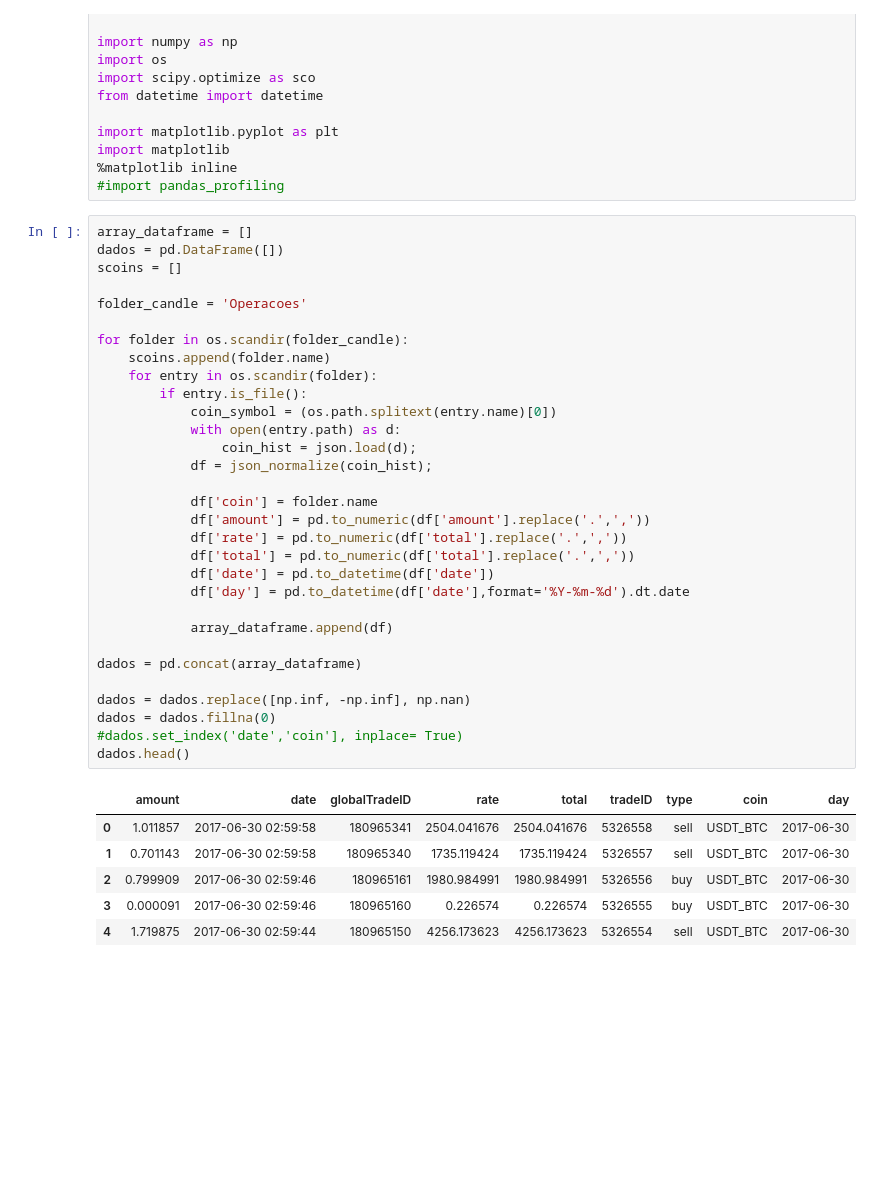
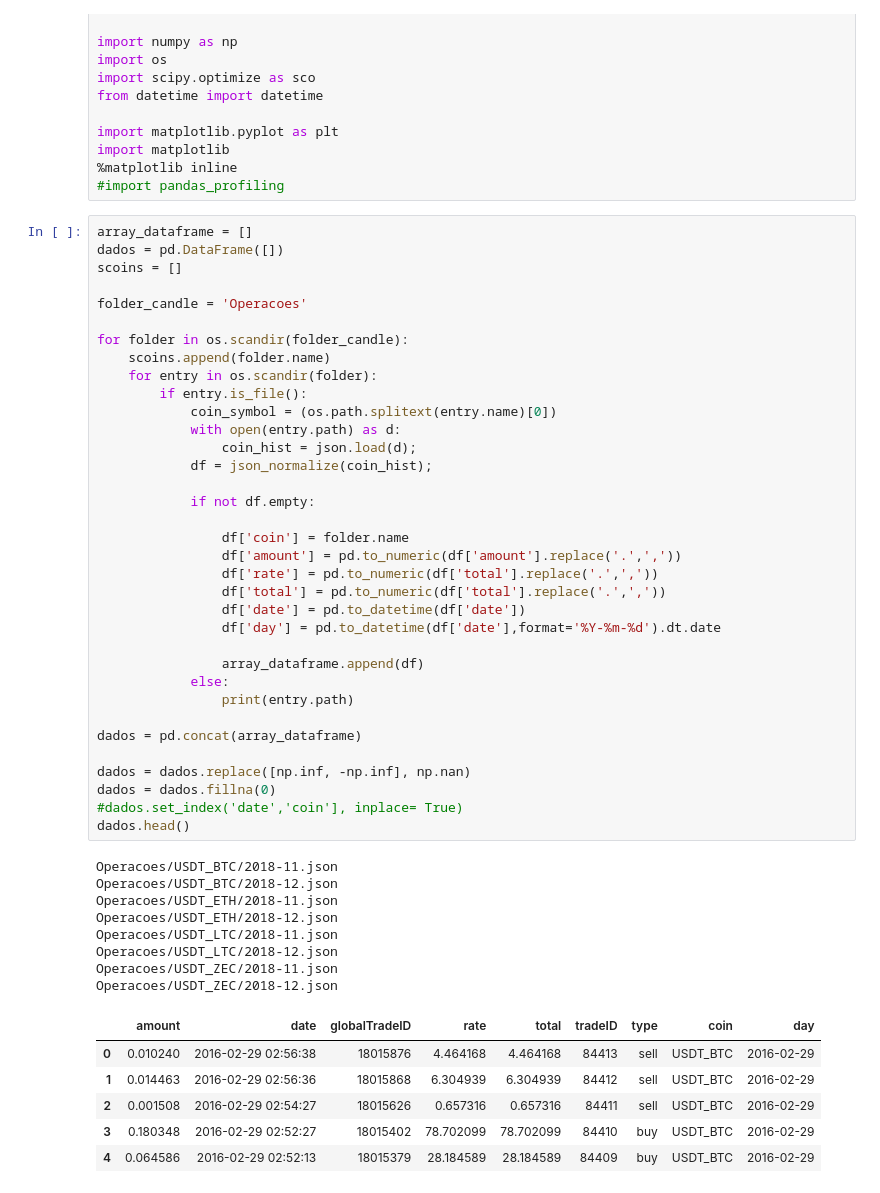
Before and after one commit to nikolasmagno/btc-alt, a Jupyter notebook: NTB-OPERACAO.ipynb, the cells around one changed output. Cells and saved outputs as stored; diff of their text form; blank space fills up the shorter version.

```diff
--- a/NTB-OPERACAO.ipynb
+++ b/NTB-OPERACAO.ipynb
@@ -17,41 +17,53 @@ import matplotlib
 # %%
 array_dataframe = []
 dados = pd.DataFrame([])
 scoins = []
 
 folder_candle = 'Operacoes'
 
 for folder in os.scandir(folder_candle):
     scoins.append(folder.name)
     for entry in os.scandir(folder):
         if entry.is_file():
             coin_symbol = (os.path.splitext(entry.name)[0])
             with open(entry.path) as d:
                 coin_hist = json.load(d);
             df = json_normalize(coin_hist);
 
-            df['coin'] = folder.name
-            df['amount'] = pd.to_numeric(df['amount'].replace('.',','))
-            df['rate'] = pd.to_numeric(df['total'].replace('.',','))
-            df['total'] = pd.to_numeric(df['total'].replace('.',','))
-            df['date'] = pd.to_datetime(df['date'])
-            df['day'] = pd.to_datetime(df['date'],format='%Y-%m-%d').dt.date
+            if not df.empty:
 
-            array_dataframe.append(df)
+                df['coin'] = folder.name
+                df['amount'] = pd.to_numeric(df['amount'].replace('.',','))
+                df['rate'] = pd.to_numeric(df['total'].replace('.',','))
+                df['total'] = pd.to_numeric(df['total'].replace('.',','))
+                df['date'] = pd.to_datetime(df['date'])
+                df['day'] = pd.to_datetime(df['date'],format='%Y-%m-%d').dt.date
+
+                array_dataframe.append(df)
+            else:
+                print(entry.path)
 
 dados = pd.concat(array_dataframe)
 
 dados = dados.replace([np.inf, -np.inf], np.nan)
 dados = dados.fillna(0)
 #dados.set_index('date','coin'], inplace= True)
 dados.head()
 # %% [output]
+Operacoes/USDT_BTC/2018-11.json
+Operacoes/USDT_BTC/2018-12.json
+Operacoes/USDT_ETH/2018-11.json
+Operacoes/USDT_ETH/2018-12.json
+Operacoes/USDT_LTC/2018-11.json
+Operacoes/USDT_LTC/2018-12.json
+Operacoes/USDT_ZEC/2018-11.json
+Operacoes/USDT_ZEC/2018-12.json
 |  | amount | date | globalTradeID | rate | total | tradeID | type | coin | day |
-| 0 | 1.011857 | 2017-06-30 02:59:58 | 180965341 | 2504.041676 | 2504.041676 | 5326558 | sell | USDT_BTC | 2017-06-30 |
-| 1 | 0.701143 | 2017-06-30 02:59:58 | 180965340 | 1735.119424 | 1735.119424 | 5326557 | sell | USDT_BTC | 2017-06-30 |
-| 2 | 0.799909 | 2017-06-30 02:59:46 | 180965161 | 1980.984991 | 1980.984991 | 5326556 | buy | USDT_BTC | 2017-06-30 |
-| 3 | 0.000091 | 2017-06-30 02:59:46 | 180965160 | 0.226574 | 0.226574 | 5326555 | buy | USDT_BTC | 2017-06-30 |
-| 4 | 1.719875 | 2017-06-30 02:59:44 | 180965150 | 4256.173623 | 4256.173623 | 5326554 | sell | USDT_BTC | 2017-06-30 |
+| 0 | 0.010240 | 2016-02-29 02:56:38 | 18015876 | 4.464168 | 4.464168 | 84413 | sell | USDT_BTC | 2016-02-29 |
+| 1 | 0.014463 | 2016-02-29 02:56:36 | 18015868 | 6.304939 | 6.304939 | 84412 | sell | USDT_BTC | 2016-02-29 |
+| 2 | 0.001508 | 2016-02-29 02:54:27 | 18015626 | 0.657316 | 0.657316 | 84411 | sell | USDT_BTC | 2016-02-29 |
+| 3 | 0.180348 | 2016-02-29 02:52:27 | 18015402 | 78.702099 | 78.702099 | 84410 | buy | USDT_BTC | 2016-02-29 |
+| 4 | 0.064586 | 2016-02-29 02:52:13 | 18015379 | 28.184589 | 28.184589 | 84409 | buy | USDT_BTC | 2016-02-29 |
 # %%
 grouped_data = dados.groupby('coin', as_index=False)
 
```
Also changed, not shown: parts of 18 cells of this notebook.
